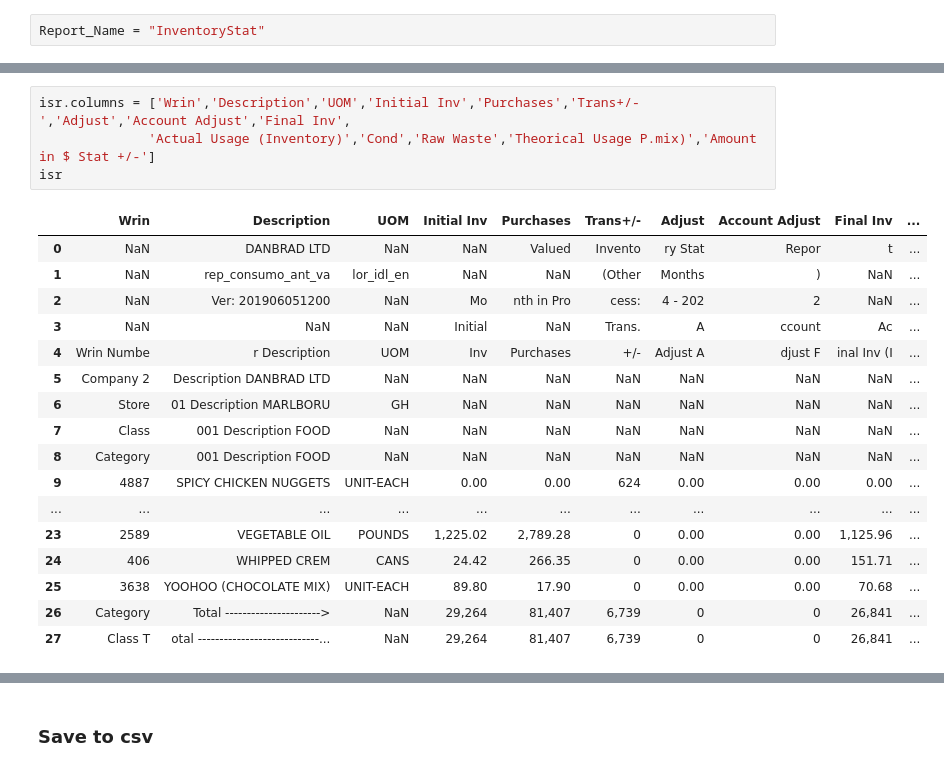
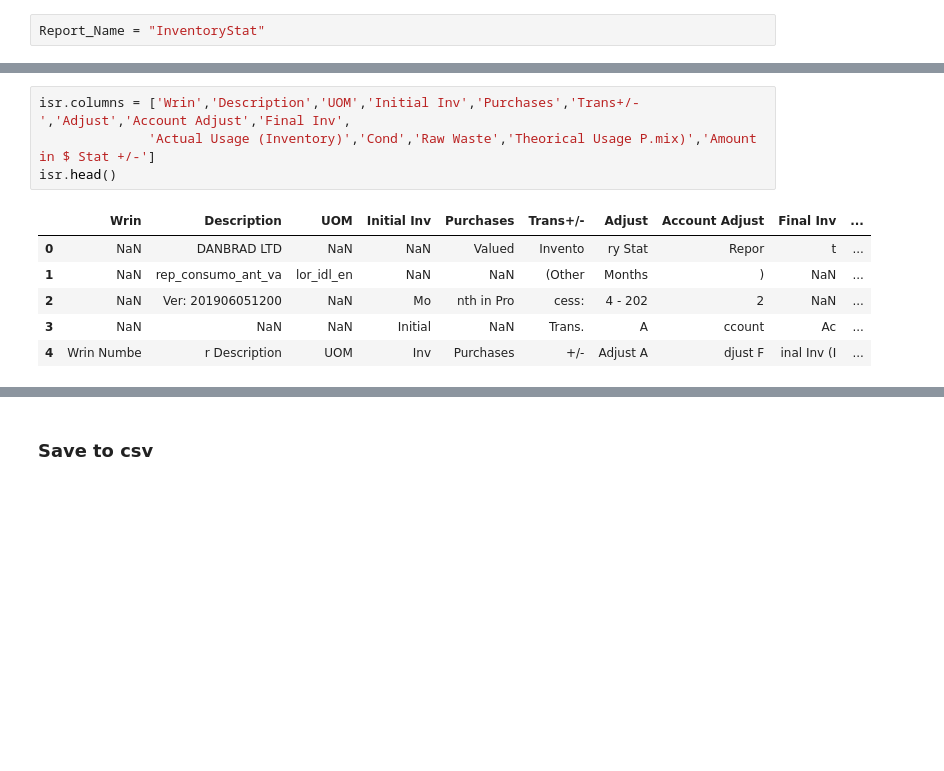
Before and after one commit to ted80810/operations_reporting_module_binder, a Jupyter notebook: content/Operations_Reporting_Module.ipynb, the cells around one changed output, grey strips where cells are left out. Saved outputs shown, nothing was run; the diff lists cells and outputs as text; blank space fills up the shorter version.

```diff
--- a/content/Operations_Reporting_Module.ipynb
+++ b/content/Operations_Reporting_Module.ipynb
@@ -369,25 +217,14 @@ isr
 # %%
 isr.columns = ['Wrin','Description','UOM','Initial Inv','Purchases','Trans+/-','Adjust','Account Adjust','Final Inv',
               'Actual Usage (Inventory)','Cond','Raw Waste','Theorical Usage P.mix)','Amount in $ Stat +/-']
-isr
+isr.head()
 # %% [output]
 |  | Wrin | Description | UOM | Initial Inv | Purchases | Trans+/- | Adjust | Account Adjust | Final Inv | ... |
 | 0 | NaN | DANBRAD LTD | NaN | NaN | Valued | Invento | ry Stat | Repor | t | ... |
 | 1 | NaN | rep_consumo_ant_va | lor_idl_en | NaN | NaN | (Other | Months | ) | NaN | ... |
 | 2 | NaN | Ver: 201906051200 | NaN | Mo | nth in Pro | cess: | 4 - 202 | 2 | NaN | ... |
 | 3 | NaN | NaN | NaN | Initial | NaN | Trans. | A | ccount | Ac | ... |
 | 4 | Wrin Numbe | r Description | UOM | Inv | Purchases | +/- | Adjust A | djust F | inal Inv (I | ... |
-| 5 | Company 2 | Description DANBRAD LTD | NaN | NaN | NaN | NaN | NaN | NaN | NaN | ... |
-| 6 | Store | 01 Description MARLBORU | GH | NaN | NaN | NaN | NaN | NaN | NaN | ... |
-| 7 | Class | 001 Description FOOD | NaN | NaN | NaN | NaN | NaN | NaN | NaN | ... |
-| 8 | Category | 001 Description FOOD | NaN | NaN | NaN | NaN | NaN | NaN | NaN | ... |
-| 9 | 4887 | SPICY CHICKEN NUGGETS | UNIT-EACH | 0.00 | 0.00 | 624 | 0.00 | 0.00 | 0.00 | ... |
-| ... | ... | ... | ... | ... | ... | ... | ... | ... | ... | ... |
-| 23 | 2589 | VEGETABLE OIL | POUNDS | 1,225.02 | 2,789.28 | 0 | 0.00 | 0.00 | 1,125.96 | ... |
-| 24 | 406 | WHIPPED CREM | CANS | 24.42 | 266.35 | 0 | 0.00 | 0.00 | 151.71 | ... |
-| 25 | 3638 | YOOHOO (CHOCOLATE MIX) | UNIT-EACH | 89.80 | 17.90 | 0 | 0.00 | 0.00 | 70.68 | ... |
-| 26 | Category | Total ----------------------> | NaN | 29,264 | 81,407 | 6,739 | 0 | 0 | 26,841 | ... |
-| 27 | Class T | otal ----------------------------... | NaN | 29,264 | 81,407 | 6,739 | 0 | 0 | 26,841 | ... |
 # %%
 isr = isr.drop(axis=0, labels=0)
 isr = isr.drop(axis=0, labels=1)
```
Also changed, not shown: parts of 65 cells of this notebook.
